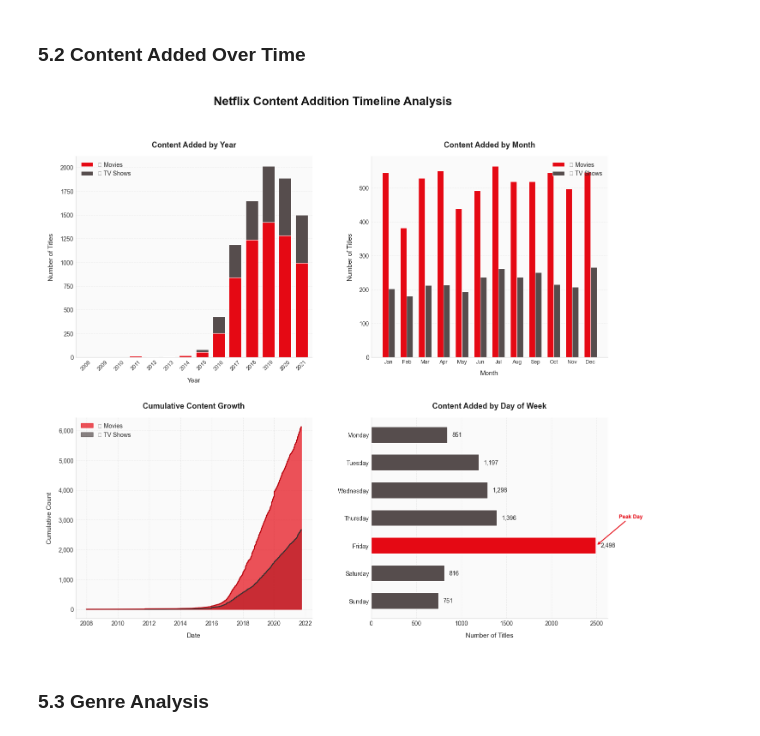
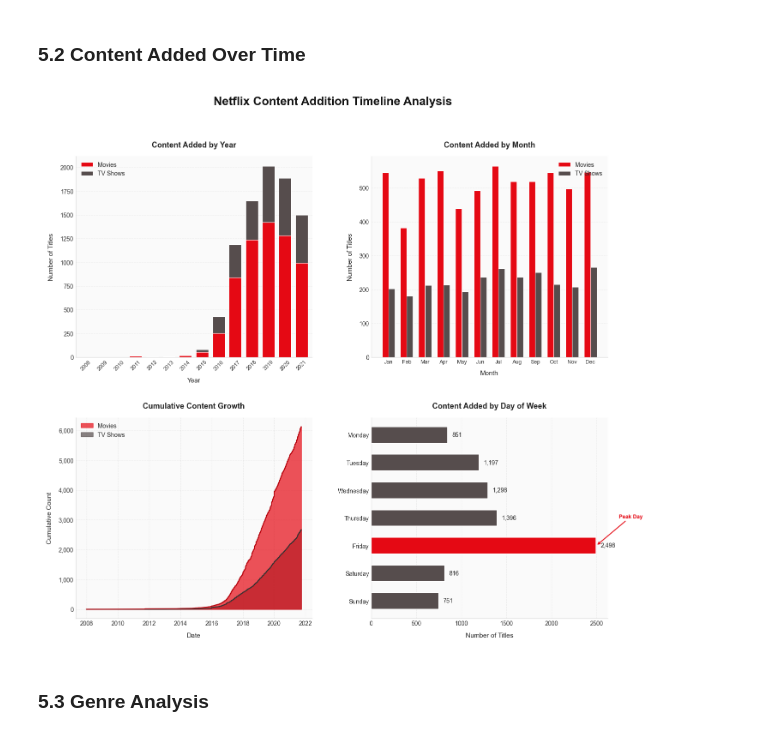
Before and after one commit to NusratBegum/Netflix-Recommendation-System-in-Python, a Jupyter notebook: main.ipynb, the cells around one changed output. Saved outputs shown, nothing was run; the diff lists cells and outputs as text; code cells hidden in the pictures.

```diff
--- a/main.ipynb
+++ b/main.ipynb
@@ -640,15 +483,13 @@ print(f"{'─'*50}")
 # %% [markdown]
 ### 5.2 Content Added Over Time
 # %%
-# Content Added Over Time - Professional Design
 fig = plt.figure(figsize=(16, 14))
 fig.suptitle('Netflix Content Addition Timeline Analysis', fontsize=20, fontweight='bold',
              color=NETFLIX_BLACK, y=0.98)
 
-# Create grid spec for better layout
 gs = fig.add_gridspec(2, 2, hspace=0.3, wspace=0.25)
 
-# 1. Content added by year (stacked bar)
+# Content added by year (stacked bar)
 ax1 = fig.add_subplot(gs[0, 0])
 yearly_content = df_clean.groupby(['year_added', 'type']).size().unstack(fill_value=0)
 yearly_content.plot(kind='bar', stacked=True, ax=ax1, color=[NETFLIX_RED, '#564D4D'],
@@ -656,20 +497,20 @@ yearly_content.plot(kind='bar', stacked=True, ax=ax1, color=[NETFLIX_RED, '#564D
 ax1.set_title('Content Added by Year', fontsize=13, fontweight='bold', pad=15)
 ax1.set_xlabel('Year', fontsize=11, fontweight='medium')
 ax1.set_ylabel('Number of Titles', fontsize=11, fontweight='medium')
-ax1.legend(['🎬 Movies', '📺 TV Shows'], loc='upper left', framealpha=0.9, fontsize=10)
+ax1.legend(['Movies', 'TV Shows'], loc='upper left', framealpha=0.9, fontsize=10)
 ax1.tick_params(axis='x', rotation=45, labelsize=9)
 ax1.grid(axis='y', alpha=0.3, linestyle='--', zorder=0)
 ax1.grid(axis='x', visible=False)
 ax1.set_axisbelow(True)
 
-# 2. Content added by month
+# Content added by month
 ax2 = fig.add_subplot(gs[0, 1])
 monthly_content = df_clean.groupby(['month_added', 'type']).size().unstack(fill_value=0)
 x = np.arange(len(monthly_content))
 width = 0.35
-bars1 = ax2.bar(x - width/2, monthly_content['Movie'], width, label='🎬 Movies',
+bars1 = ax2.bar(x - width/2, monthly_content['Movie'], width, label='Movies',
                 color=NETFLIX_RED, edgecolor='white', linewidth=0.8, zorder=3)
-bars2 = ax2.bar(x + width/2, monthly_content['TV Show'], width, label='📺 TV Shows',
+bars2 = ax2.bar(x + width/2, monthly_content['TV Show'], width, label='TV Shows',
                 color='#564D4D', edgecolor='white', linewidth=0.8, zorder=3)
 ax2.set_title('Content Added by Month', fontsize=13, fontweight='bold', pad=15)
 ax2.set_xlabel('Month', fontsize=11, fontweight='medium')
@@ -681,16 +522,16 @@ ax2.legend(loc='upper right', framealpha=0.9, fontsize=10)
 ax2.grid(axis='y', alpha=0.3, linestyle='--', zorder=0)
 ax2.grid(axis='x', visible=False)
 
-# 3. Cumulative Growth - Area Chart
+# Cumulative growth
 ax3 = fig.add_subplot(gs[1, 0])
 df_clean_sorted = df_clean.sort_values('date_added')
 movies_cumsum = (df_clean_sorted['type'] == 'Movie').cumsum()
 tv_cumsum = (df_clean_sorted['type'] == 'TV Show').cumsum()
 
 ax3.fill_between(df_clean_sorted['date_added'], movies_cumsum, alpha=0.7,
-                  color=NETFLIX_RED, label='🎬 Movies', zorder=3)
+                  color=NETFLIX_RED, label='Movies', zorder=3)
 ax3.fill_between(df_clean_sorted['date_added'], tv_cumsum, alpha=0.7,
-                  color='#564D4D', label='📺 TV Shows', zorder=2)
+                  color='#564D4D', label='TV Shows', zorder=2)
 ax3.plot(df_clean_sorted['date_added'], movies_cumsum, color='#B20710', linewidth=1.5, zorder=4)
 ax3.plot(df_clean_sorted['date_added'], tv_cumsum, color='#333333', linewidth=1.5, zorder=3)
 
@@ -699,39 +540,35 @@ ax3.set_xlabel('Date', fontsize=11, fontweight='medium')
 ax3.set_ylabel('Cumulative Count', fontsize=11, fontweight='medium')
 ax3.legend(loc='upper left', framealpha=0.9, fontsize=10)
 ax3.grid(axis='both', alpha=0.3, linestyle='--', zorder=0)
-
-# Format y-axis with comma separator
 ax3.yaxis.set_major_formatter(plt.FuncFormatter(lambda x, p: format(int(x), ',')))
 
-# 4. Day of Week - Horizontal Bar (cleaner)
+# Day of week distribution
 ax4 = fig.add_subplot(gs[1, 1])
 day_order = ['Monday', 'Tuesday', 'Wednesday', 'Thursday', 'Friday', 'Saturday', 'Sunday']
 day_content = df_clean['day_of_week_added'].value_counts().reindex(day_order)
 
 colors_days = [NETFLIX_RED if day == 'Friday' else '#564D4D' for day in day_order]
 bars = ax4.barh(day_order, day_content.values, color=colors_days,
                 edgecolor='white', linewidth=1.5, height=0.6, zorder=3)
 ax4.set_title('Content Added by Day of Week', fontsize=13, fontweight='bold', pad=15)
 ax4.set_xlabel('Number of Titles', fontsize=11, fontweight='medium')
 ax4.invert_yaxis()
 
-# Add value labels
 for bar, val in zip(bars, day_content.values):
     ax4.text(val + day_content.max() * 0.02, bar.get_y() + bar.get_height()/2,
              f'{val:,}', va='center', ha='left', fontsize=10, fontweight='medium')
 
 ax4.grid(axis='x', alpha=0.3, linestyle='--', zorder=0)
 ax4.grid(axis='y', visible=False)
 
-# Highlight Friday
 ax4.annotate('Peak Day', xy=(day_content['Friday'], 4), xytext=(day_content['Friday'] * 1.1, 3),
              fontsize=9, fontweight='bold', color=NETFLIX_RED,
              arrowprops=dict(arrowstyle='->', color=NETFLIX_RED, lw=1.5))
 
 plt.tight_layout()
 plt.show()
 # %% [output]
-[figure, old version]
+[figure, new version]
 # %% [markdown]
 ### 5.3 Genre Analysis
 # %%
```
Also changed, not shown: parts of 34 cells of this notebook.
